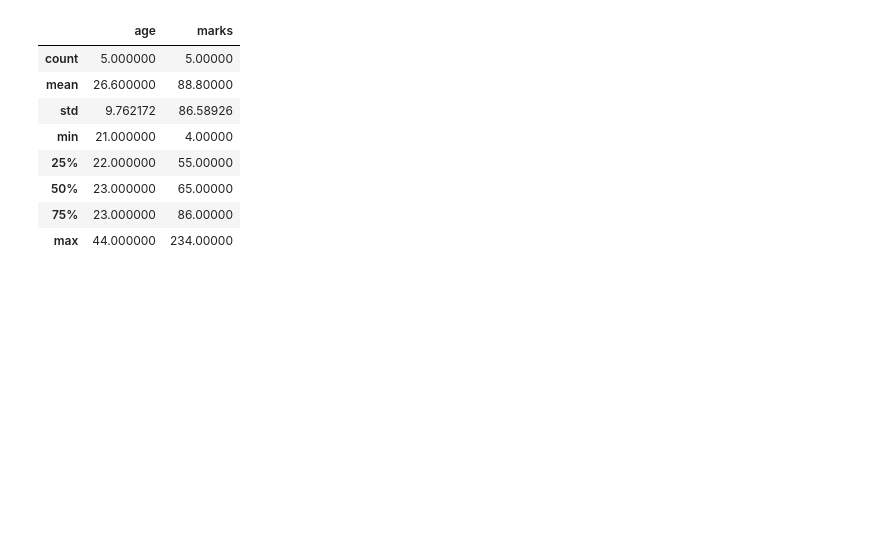
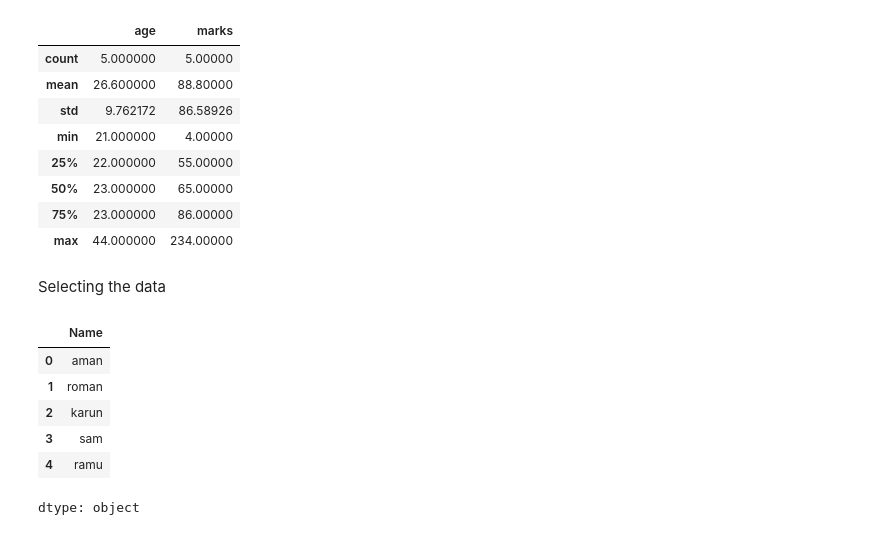
Before and after one commit to sairam178/Foundation-of-machine-learning, a Jupyter notebook: foundation_of_pandas.ipynb, the cells around one changed output. Drawn from its saved outputs; the diff is of its cells as text; code cells hidden in the pictures; blank space fills up the shorter version.

```diff
--- a/foundation_of_pandas.ipynb
+++ b/foundation_of_pandas.ipynb
@@ -148,3 +148,15 @@ df.describe()
 | 50% | 23.000000 | 65.00000 |
 | 75% | 23.000000 | 86.00000 |
 | max | 44.000000 | 234.00000 |
+# %% [markdown]
+Selecting the data
+# %%
+df["Name"]
+# %% [output]
+|  | Name |
+| 0 | aman |
+| 1 | roman |
+| 2 | karun |
+| 3 | sam |
+| 4 | ramu |
+dtype: object
```
Also changed, not shown: parts of 9 cells of this notebook.
